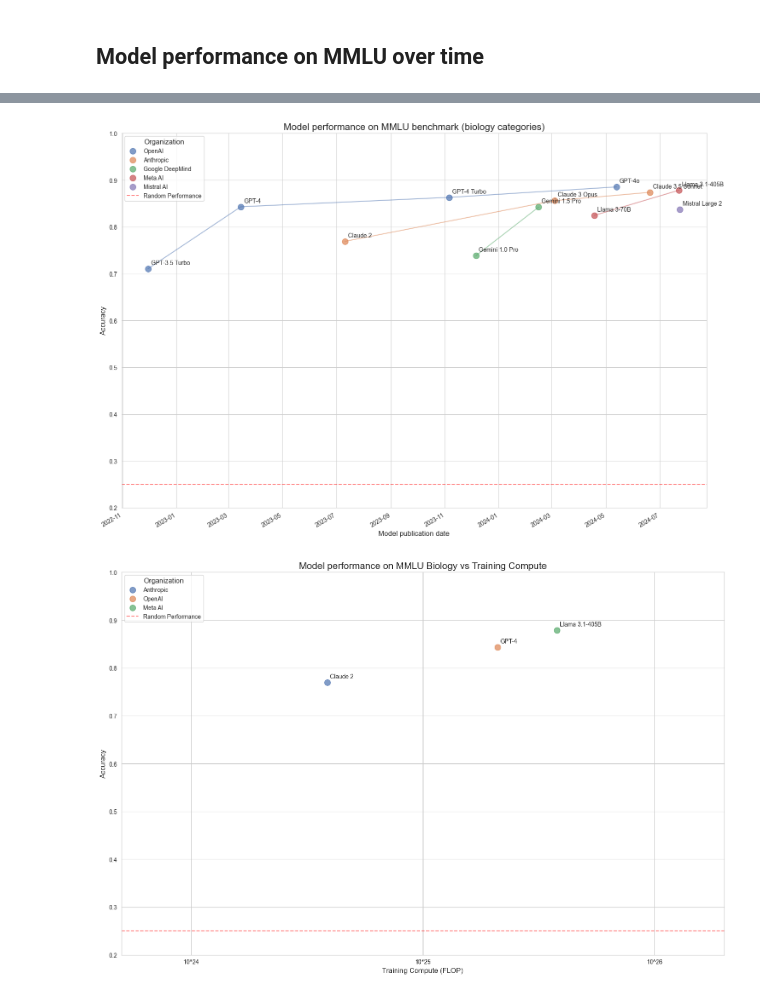
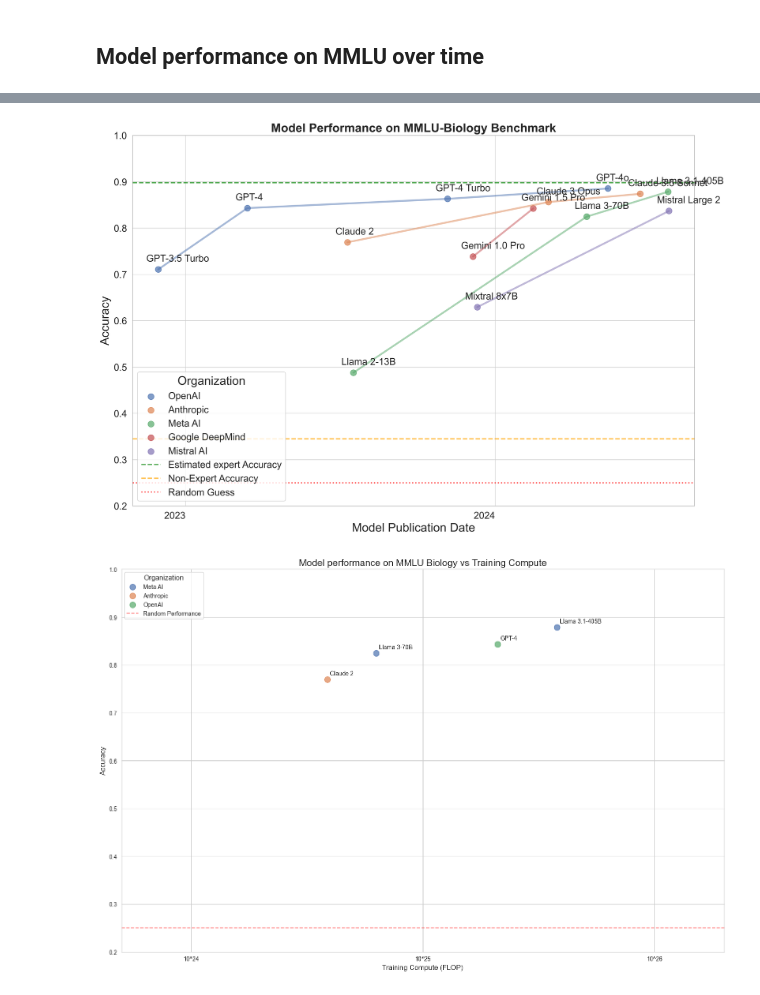
Before and after one commit to lennijusten/biology-benchmarks, a Jupyter notebook: results/mmlu-biology-no-rag/analysis.ipynb, the cells around one changed output, grey strips where cells are left out. Drawn from its saved outputs; the diff is of its cells as text; code cells hidden in the pictures.

```diff
--- a/results/mmlu-biology-no-rag/analysis.ipynb
+++ b/results/mmlu-biology-no-rag/analysis.ipynb
@@ -230,61 +210,82 @@ plot_data = plot_data[plot_data['inspect_model_name'] != 'together/meta-llama/Ll
 plot_data['Publication date'] = plot_data['Publication date'].apply(parse_date)
 plot_data['accuracy'] = plot_data['accuracy'].astype(float)
 plot_data['stderr'] = plot_data['stderr'].astype(float)
 
 # Filter for models with biggest_in_class = 1
 largest_models = plot_data[plot_data['biggest_in_class'] == 1].sort_values('Publication date')
 
-# Set up the plot style
-plt.figure(figsize=(15, 10))
+# Set plot style for publication-quality figure
+plt.rcParams['font.family'] = 'Arial'
+plt.rcParams['font.size'] = 16
+plt.rcParams['axes.linewidth'] = 0.5
+plt.rcParams['axes.edgecolor'] = 'gray'
+
+# Set up the plot
+fig, ax = plt.subplots(figsize=(15, 10), dpi=300)
 sns.set_style("whitegrid")
 sns.set_palette("deep")
 
 # Create a color map for organizations
 organizations = largest_models['Organization'].unique()
 color_map = dict(zip(organizations, sns.color_palette("deep", len(organizations))))
 
 # Plot the data
 for org in organizations:
     org_data = largest_models[largest_models['Organization'] == org]
-    plt.scatter(org_data['Publication date'], org_data['accuracy'],
-                label=org, color=color_map[org], s=100, alpha=0.7)
-    plt.plot(org_data['Publication date'], org_data['accuracy'],
-             color=color_map[org], alpha=0.5)
-
-    # # Add error bars
-    # plt.errorbar(org_data['Publication date'], org_data['accuracy'],
-    #              yerr=org_data['stderr'], fmt='none', color=color_map[org], alpha=0.5)
+    ax.scatter(org_data['Publication date'], org_data['accuracy'],
+               label=org, color=color_map[org], s=100, alpha=0.7)
+    ax.plot(org_data['Publication date'], org_data['accuracy'], linewidth=3,
+            color=color_map[org], alpha=0.5)
 
     # Add model names as labels
     for _, row in org_data.iterrows():
-        plt.annotate(row['epoch_model_name'],
-                     (row['Publication date'], row['accuracy']),
-                     xytext=(5, 5), textcoords='offset points',
-                     fontsize=10, alpha=1, rotation=0, ha='left', va='bottom')
+        ax.annotate(row['epoch_model_name'],
+                    (row['Publication date'], row['accuracy']),
+                    xytext=(-20, 10), textcoords='offset points',
+                    fontsize=16, alpha=1, rotation=0, ha='left', va='bottom')
+
+ax.axhline(y=0.898, color='green', linestyle='--', alpha=0.7, linewidth=2, label='Estimated expert Accuracy')
+ax.axhline(y=0.345, color='orange', linestyle='--', alpha=0.7, linewidth=2, label='Non-Expert Accuracy')
 
 # Add random performance line
-plt.axhline(y=0.25, color='r', linestyle='--', alpha=0.5, label='Random Performance')
+ax.axhline(y=0.25, color='red', linestyle=':', alpha=0.7, linewidth=2, label='Random Guess')
 
 # Customize the plot
-plt.title("Model performance on MMLU benchmark (biology categories)", fontsize=16)
-plt.xlabel("Model publication date", fontsize=12)
-plt.ylabel("Accuracy", fontsize=12)
-plt.legend(title="Organization", title_fontsize='12', fontsize='10', loc='upper left')
-plt.ylim(0.2, 1)
+ax.set_title("Model Performance on MMLU-Biology Benchmark", fontsize=20, fontweight='bold')
+ax.set_xlabel("Model Publication Date", fontsize=20)
+ax.set_ylabel("Accuracy", fontsize=20)
+ax.legend(title="Organization", title_fontsize='20', fontsize='16', loc='lower left')
+ax.set_ylim(0.2, 1)
 
 # Format x-axis
-plt.gca().xaxis.set_major_formatter(mdates.DateFormatter('%Y-%m'))
-plt.gcf().autofmt_xdate()  # Rotate and align the tick labels
+ax.xaxis.set_major_locator(mdates.YearLocator())
+ax.xaxis.set_major_formatter(mdates.DateFormatter('%Y'))
+ax.xaxis.set_minor_locator(mdates.MonthLocator())
 
-# Adjust layout and display
+# Customize the appearance of the ticks
+ax.tick_params(which='major', length=6, width=1, direction='out')
+ax.tick_params(which='minor', length=3, width=1, direction='out')
+
+# Make the month ticks visible
+for label in ax.get_xticklabels(minor=True):
+    label.set_visible(True)
+    label.set_rotation(90)
+    label.set_fontsize(12)
+
+# Rotate and align the tick labels so they look better
+fig.autofmt_xdate(rotation=0)
+
+# Use a tight layout
 plt.tight_layout()
-plt.savefig('mmlu-biology-performance-vs-time.png', dpi=300)
+
+# Save the figure
+plt.savefig('mmlu-performance-vs-time.png', dpi=300, bbox_inches='tight')
 plt.show()
 # %% [output]
-[figure, old version]
+[figure, new version]
 # %%
 # Prepare the data
-plot_data = gpqa_df.copy()
+plot_data = mmlu_df.copy()
 plot_data = plot_data[plot_data['inspect_model_name'] != 'together/meta-llama/Llama-2-70b-hf']
 plot_data['accuracy'] = plot_data['accuracy'].astype(float)
 plot_data['stderr'] = plot_data['stderr'].astype(float)
@@ -338,4 +339,4 @@ plt.tight_layout()
 plt.savefig('mmlu-biology-performance-vs-compute.png', dpi=300)
 plt.show()
 # %% [output]
-[figure, old version]
+[figure, new version]
```
Also changed, not shown: parts of 3 cells of this notebook, 13 other files.
